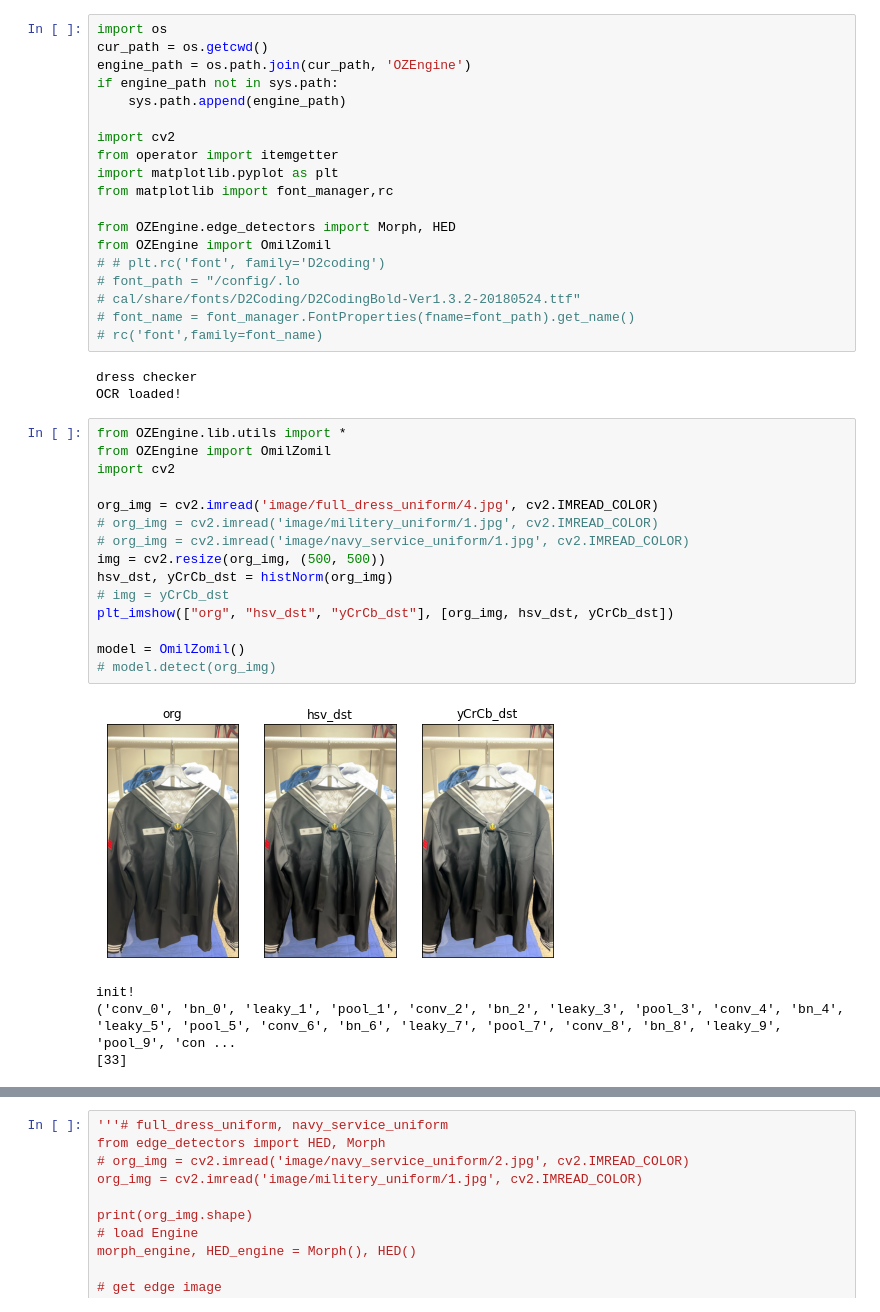
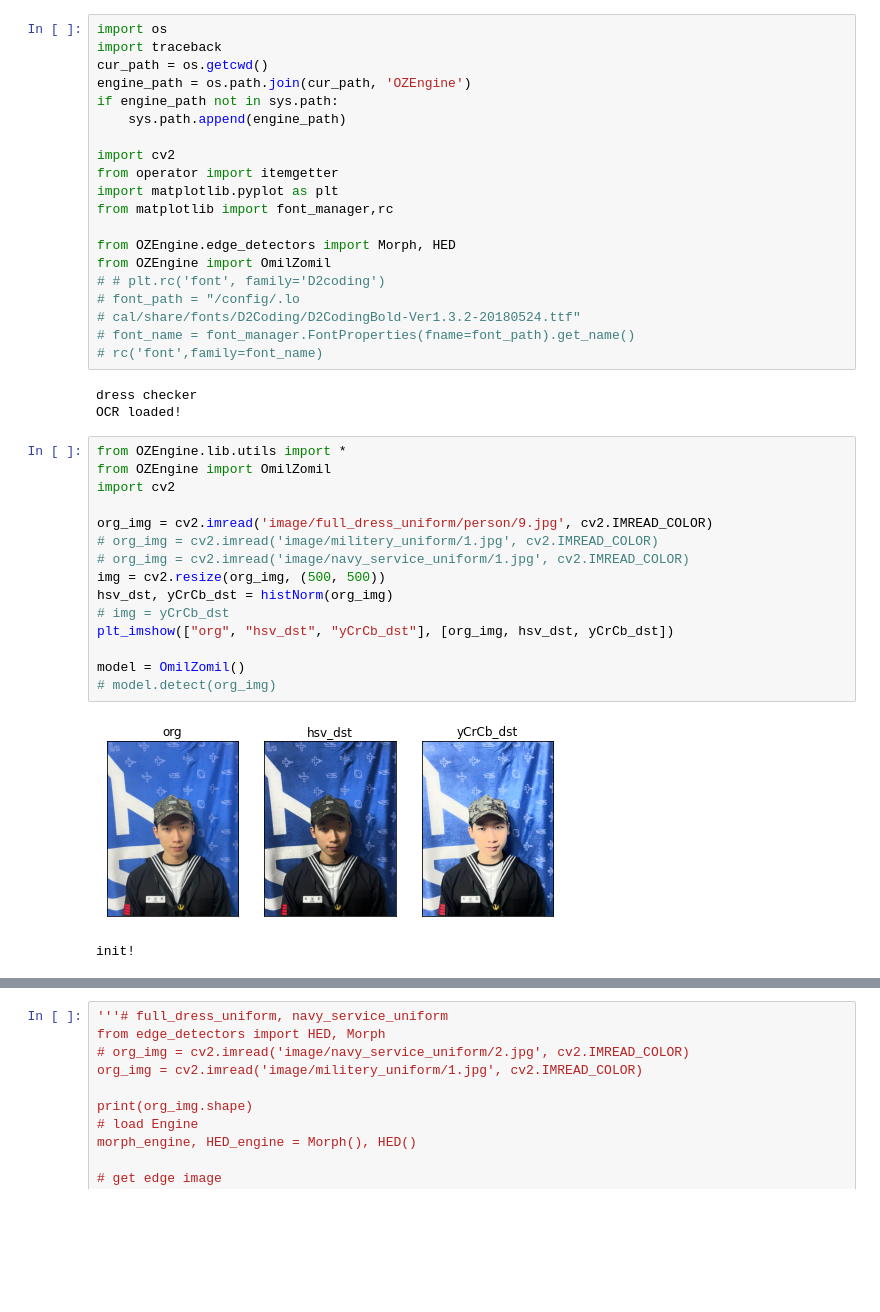
Before and after one commit to OmilZomil-OSAM-Hackathon-2022/OmilZomil-NAVYeffect, a Jupyter notebook: AI_BE/main.ipynb, the cells around one changed output, grey strips where cells are left out. Cells and saved outputs as stored; diff of their text form; blank space fills up the shorter version.

Commit message:
detect person 모드 선택가능

```diff
--- a/AI_BE/main.ipynb
+++ b/AI_BE/main.ipynb
@@ -1,5 +1,6 @@
 # %%
 import os
+import traceback
 cur_path = os.getcwd()
 engine_path = os.path.join(cur_path, 'OZEngine')
 if engine_path not in sys.path:
@@ -23,20 +24,18 @@ OCR loaded!
 # %%
 from OZEngine.lib.utils import *
 from OZEngine import OmilZomil
 import cv2
 
-org_img = cv2.imread('image/full_dress_uniform/4.jpg', cv2.IMREAD_COLOR)
+org_img = cv2.imread('image/full_dress_uniform/person/9.jpg', cv2.IMREAD_COLOR)
 # org_img = cv2.imread('image/militery_uniform/1.jpg', cv2.IMREAD_COLOR)
 # org_img = cv2.imread('image/navy_service_uniform/1.jpg', cv2.IMREAD_COLOR)
 img = cv2.resize(org_img, (500, 500))
 hsv_dst, yCrCb_dst = histNorm(org_img)
 # img = yCrCb_dst
 plt_imshow(["org", "hsv_dst", "yCrCb_dst"], [org_img, hsv_dst, yCrCb_dst])
 
 model = OmilZomil()
 # model.detect(org_img)
 # %% [output]
-[figure, old version]
+[figure, new version]
 init!
-('conv_0', 'bn_0', 'leaky_1', 'pool_1', 'conv_2', 'bn_2', 'leaky_3', 'pool_3', 'conv_4', 'bn_4', 'leaky_5', 'pool_5', 'conv_6', 'bn_6', 'leaky_7', 'pool_7', 'conv_8', 'bn_8', 'leaky_9', 'pool_9', 'con ...
-[33]
```
Also changed, not shown: parts of 2 cells of this notebook, 2 other files.
